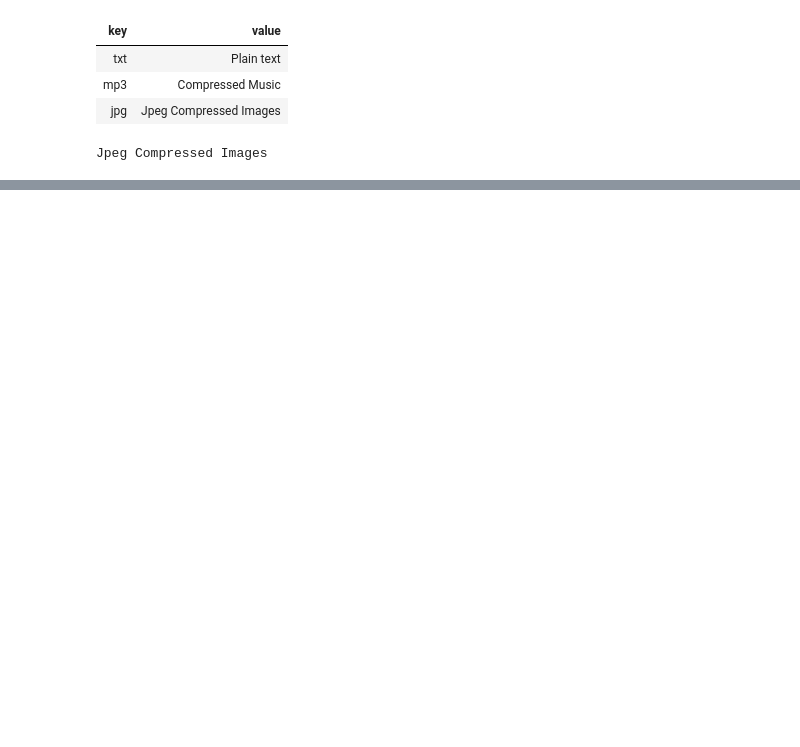
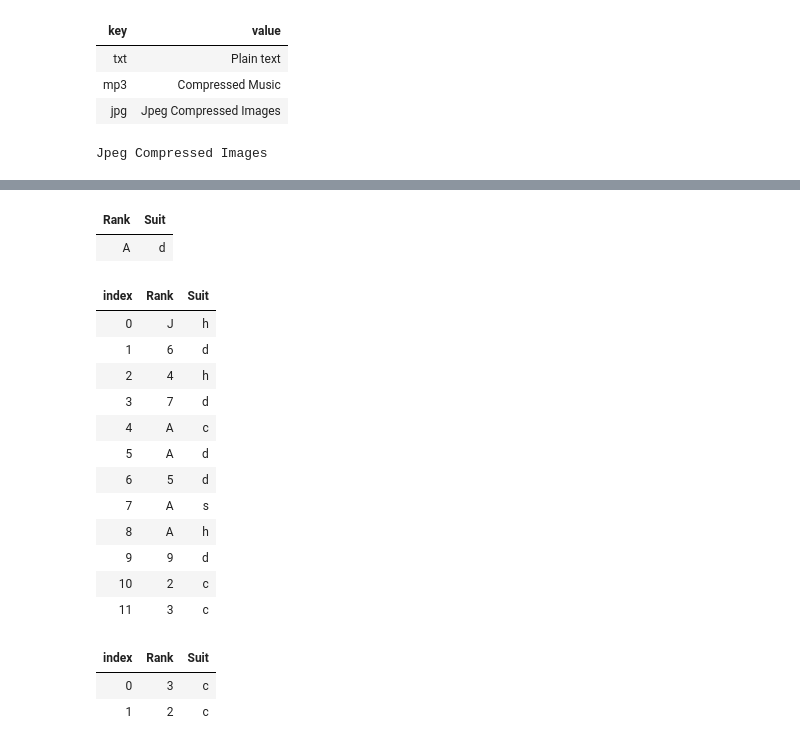
Before and after one commit to csharpfritz/csharp_with_csharpfritz, a Jupyter notebook: notebooks/0105-CollectionsAndGenerics.ipynb, the cells around one changed output, grey strips where cells are left out. Cells and saved outputs as stored; diff of their text form; code cells hidden in the pictures; blank space fills up the shorter version.

```diff
--- a/notebooks/0105-CollectionsAndGenerics.ipynb
+++ b/notebooks/0105-CollectionsAndGenerics.ipynb
@@ -324,0 +596,30 @@ deck
+# %%
+// Get the first item in the collection
+deck._Inner.First()
+# %% [output]
+| Rank | Suit |
+| A | d |
+# %%
+// Skip the first item in the collection and return the rest of the collection
+deck._Inner.Skip(1)
+# %% [output]
+| index | Rank | Suit |
+| 0 | J | h |
+| 1 | 6 | d |
+| 2 | 4 | h |
+| 3 | 7 | d |
+| 4 | A | c |
+| 5 | A | d |
+| 6 | 5 | d |
+| 7 | A | s |
+| 8 | A | h |
+| 9 | 9 | d |
+| 10 | 2 | c |
+| 11 | 3 | c |
+# %%
+// Just like at a poker game, skip 1 card and take the next 2 cards
+deck._Inner.Skip(1).Take(2)
+# %% [output]
+| index | Rank | Suit |
+| 0 | 3 | c |
+| 1 | 2 | c |
```
Also changed, not shown: parts of 70 cells of this notebook.
